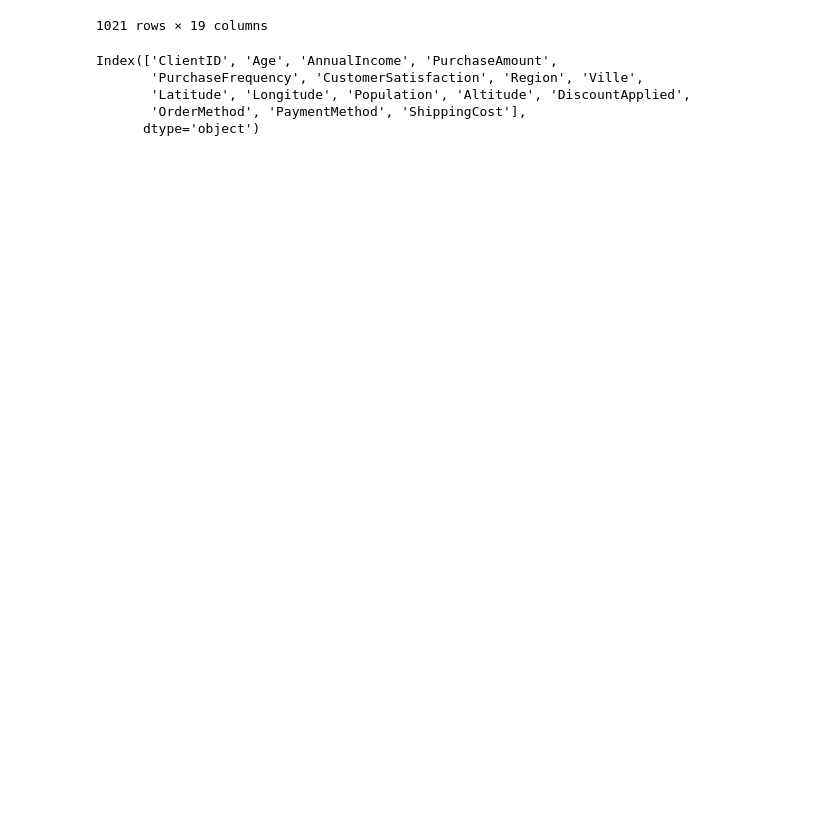
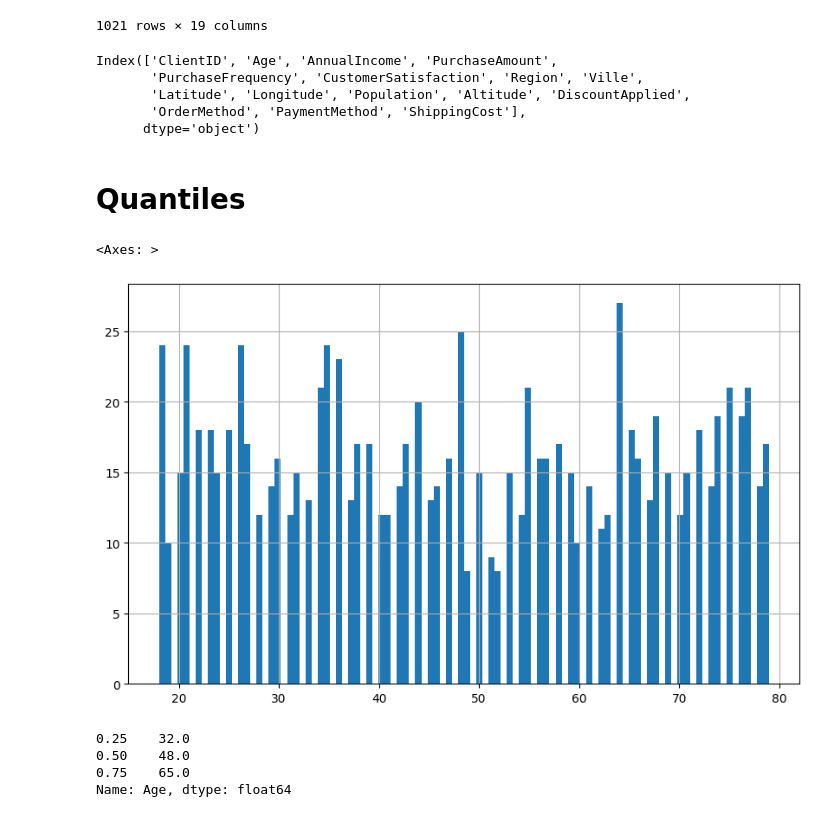
Before and after one commit to yzpt/module_pandas_B2, a Jupyter notebook: 7.0.mon_EDA.ipynb, the cells around one changed output. Cells and saved outputs as stored; diff of their text form; code cells hidden in the pictures; blank space fills up the shorter version.

```diff
--- a/7.0.mon_EDA.ipynb
+++ b/7.0.mon_EDA.ipynb
@@ -901,3 +1049,17 @@ print(correlation_matrix)
 age_correlation = correlation_matrix.loc['Age']
 print("\nCorrelation with Age:")
 age_correlation
+# %% [markdown]
+# Quantiles
+# %%
+df_clients['Age'].hist(bins=100, figsize=(10, 6))
+# %% [output]
+<Axes: >
+[figure, added]
+# %%
+df_clients['Age'].quantile([0.25, 0.5, 0.75])
+# %% [output]
+0.25    32.0
+0.50    48.0
+0.75    65.0
+Name: Age, dtype: float64
```
Also changed, not shown: parts of 18 cells of this notebook.
